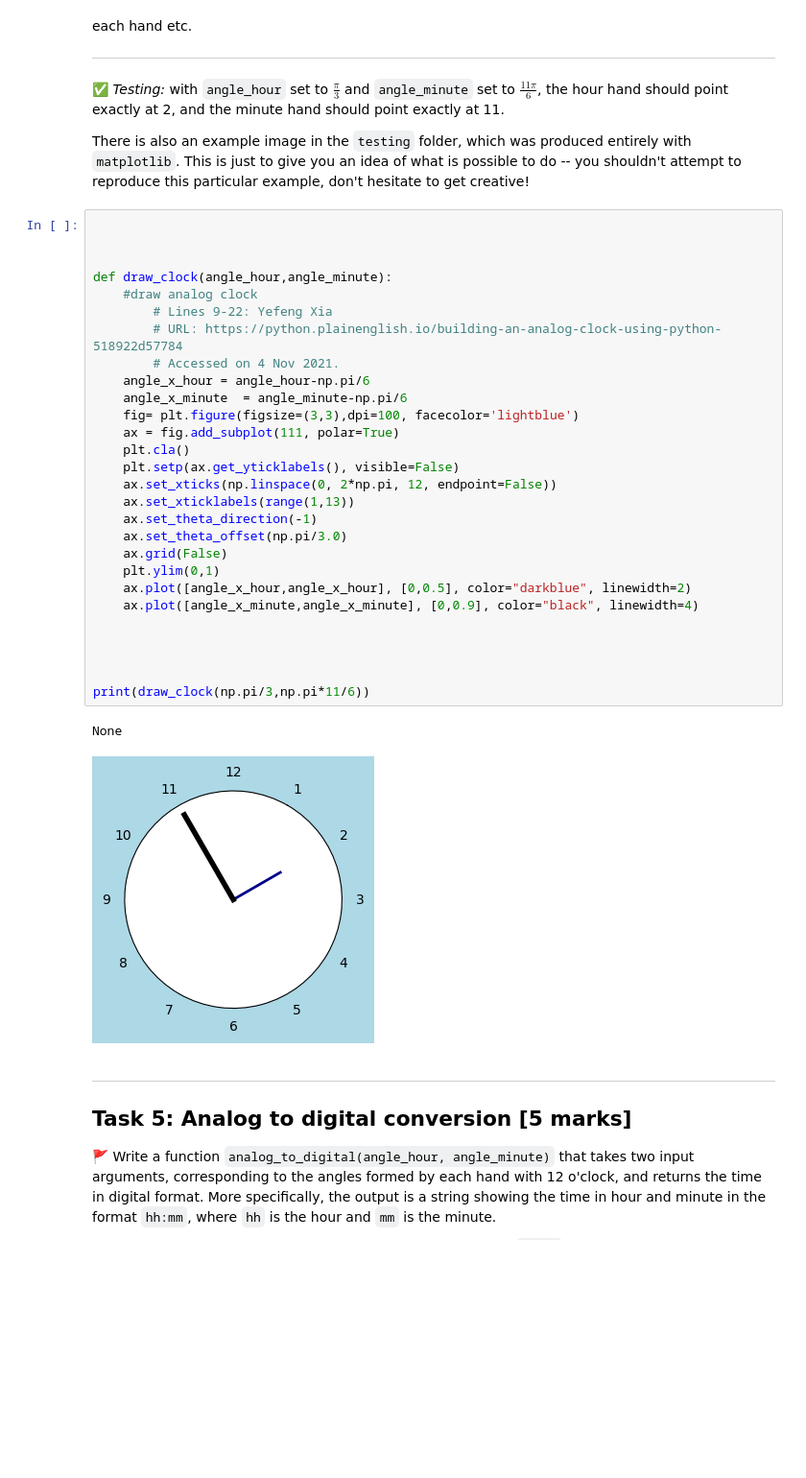
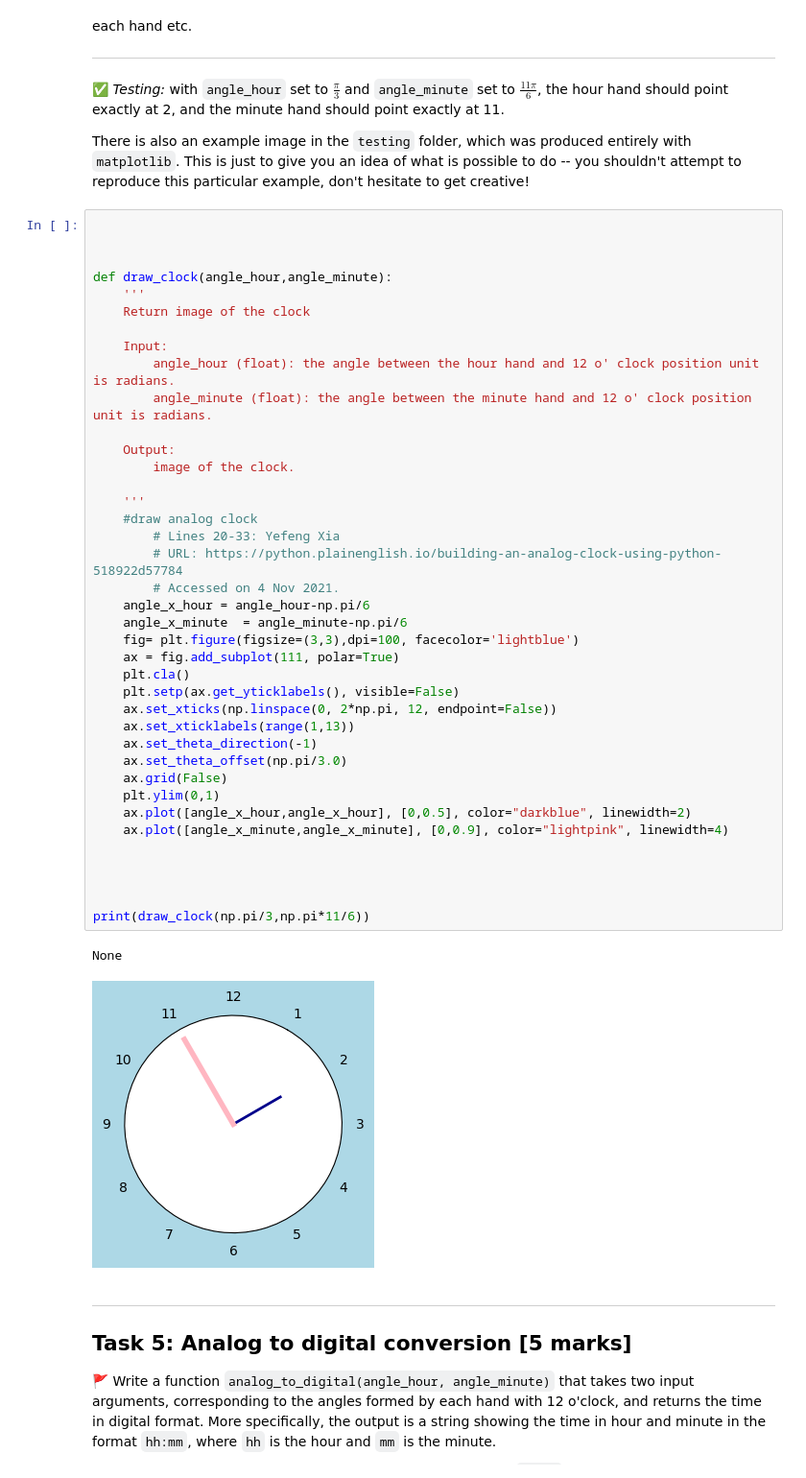
Before and after one commit to primroseisaseal/python-project, a Jupyter notebook: project_1.ipynb, the cells around one changed output. Shown at 96% size. Cells and saved outputs as stored; diff of their text form; blank space fills up the shorter version.

```diff
--- a/project_1.ipynb
+++ b/project_1.ipynb
@@ -296,34 +309,45 @@ There is also an example image in the `testing` folder, which was produced entir
 # %%
 
 
 
 def draw_clock(angle_hour,angle_minute):
+    '''
+    Return image of the clock
+
+    Input:
+        angle_hour (float): the angle between the hour hand and 12 o' clock position unit is radians.
+        angle_minute (float): the angle between the minute hand and 12 o' clock position unit is radians.
+
+    Output:
+        image of the clock.
+
+    '''
     #draw analog clock
-        # Lines 9-22: Yefeng Xia
+        # Lines 20-33: Yefeng Xia
         # URL: https://python.plainenglish.io/building-an-analog-clock-using-python-518922d57784
         # Accessed on 4 Nov 2021.
     angle_x_hour = angle_hour-np.pi/6
     angle_x_minute  = angle_minute-np.pi/6
     fig= plt.figure(figsize=(3,3),dpi=100, facecolor='lightblue')
     ax = fig.add_subplot(111, polar=True)
     plt.cla()
     plt.setp(ax.get_yticklabels(), visible=False)
     ax.set_xticks(np.linspace(0, 2*np.pi, 12, endpoint=False))
     ax.set_xticklabels(range(1,13))
     ax.set_theta_direction(-1)
     ax.set_theta_offset(np.pi/3.0)
     ax.grid(False)
     plt.ylim(0,1)
     ax.plot([angle_x_hour,angle_x_hour], [0,0.5], color="darkblue", linewidth=2)
-    ax.plot([angle_x_minute,angle_x_minute], [0,0.9], color="black", linewidth=4)
+    ax.plot([angle_x_minute,angle_x_minute], [0,0.9], color="lightpink", linewidth=4)
 
 
 
 
 print(draw_clock(np.pi/3,np.pi*11/6))
 # %% [output]
 None
-[figure, old version]
+[figure, new version]
 # %% [markdown]
 ---
 ## Task 5: Analog to digital conversion [5 marks]
```
Also changed, not shown: parts of 5 cells of this notebook, 6 other files.
